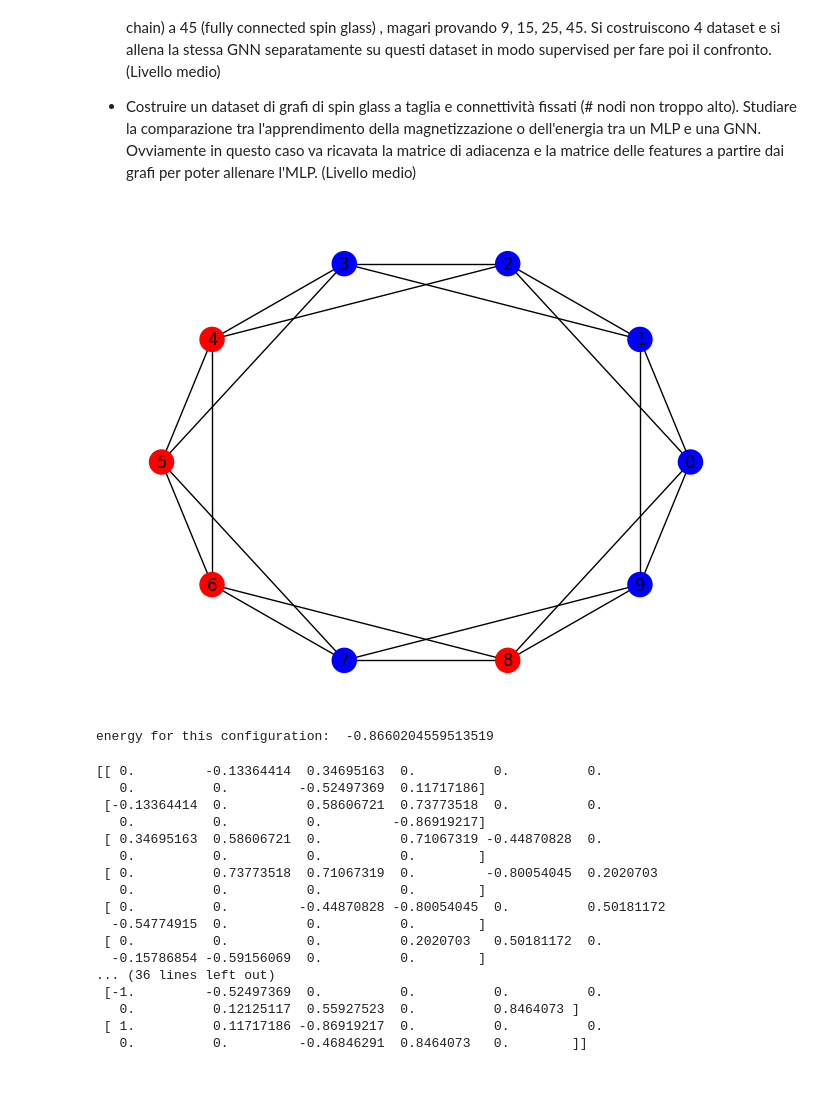
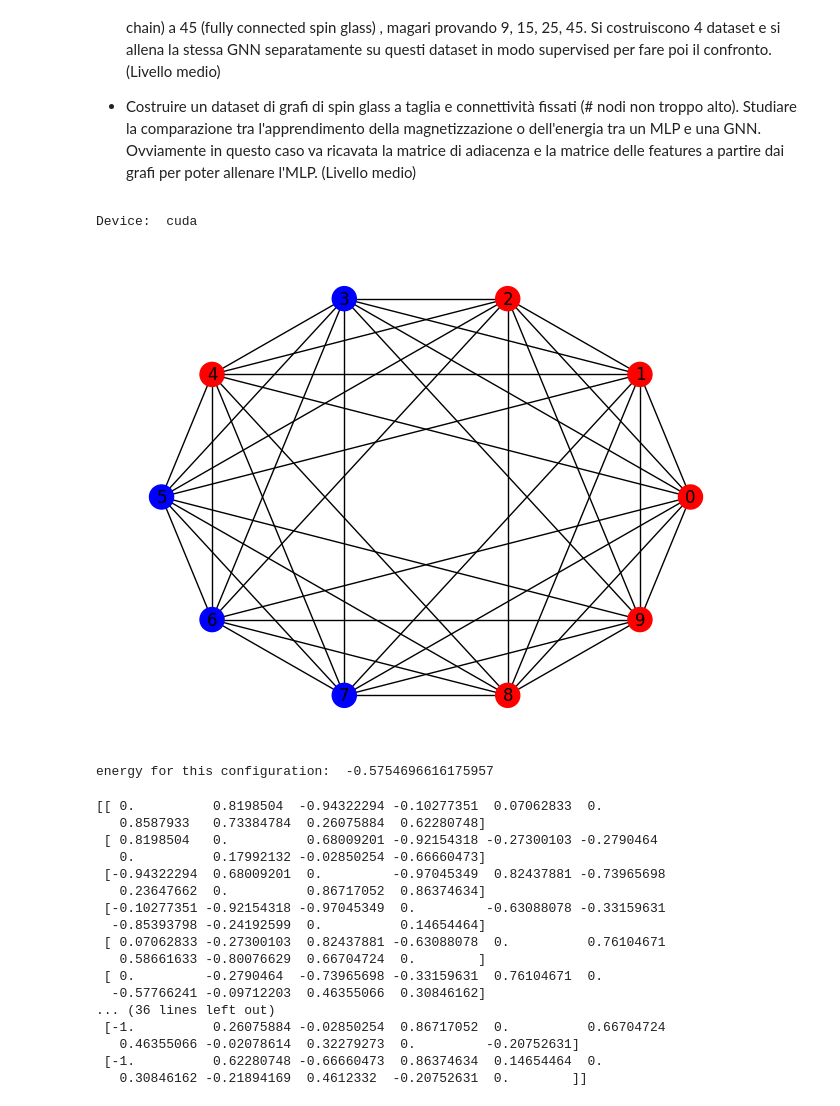
Before and after one commit to clod2000/SpinGlass-GNN, a Jupyter notebook: main.ipynb, the cells around one changed output. Saved outputs shown, nothing was run; the diff lists cells and outputs as text; code cells hidden in the pictures.

```diff
--- a/main.ipynb
+++ b/main.ipynb
@@ -10,6 +10,9 @@ from torch_geometric.utils import to_networkx, from_networkx
 import networkx as nx
 import matplotlib.pyplot as plt
 import numpy as np
+
+device = torch.device('cuda' if torch.cuda.is_available() else 'cpu')
+print('Device: ', device)
 
 def initialize_graph(L, periodic=True, n_dimensions=2):
     """
@@ -26,7 +29,7 @@ def initialize_graph(L, periodic=True, n_dimensions=2):
         else:
             for j in range(i+1, i+n_dimensions+1):
                 if j < L:
-                    G.add_edge(i, j, weight =1.0)
+                    G.add_edge(i, j, weight = np.random.rand()*2 -1 )
     return G
 
 
@@ -55,14 +58,16 @@ def calculate_energy(G, h=0 ):
 
 
     return -E/2 - E_h  # divide by 2 to avoid double counting
+# %% [output]
+Device:  cuda
 # %%
-G = initialize_graph(10, periodic=True, n_dimensions=2)
+G = initialize_graph(10, periodic=True, n_dimensions=4)
 plot_graph(G)
 h = 0
 print("energy for this configuration: " , calculate_energy(G, h))
 # %% [output]
-[figure, old version]
+[figure, new version]
-energy for this configuration:  -0.8660204559513519
+energy for this configuration:  -0.5754696616175957
 # %%
 #extract the adjacency matrix
 A = nx.adjacency_matrix(G).todense()
@@ -77,20 +82,20 @@ M = np.concatenate([X, A], axis=1)
 
 print(M)
 # %% [output]
-[[ 0.         -0.13364414  0.34695163  0.          0.          0.
-   0.          0.         -0.52497369  0.11717186]
- [-0.13364414  0.          0.58606721  0.73773518  0.          0.
-   0.          0.          0.         -0.86919217]
- [ 0.34695163  0.58606721  0.          0.71067319 -0.44870828  0.
-   0.          0.          0.          0.        ]
- [ 0.          0.73773518  0.71067319  0.         -0.80054045  0.2020703
-   0.          0.          0.          0.        ]
- [ 0.          0.         -0.44870828 -0.80054045  0.          0.50181172
-  -0.54774915  0.          0.          0.        ]
- [ 0.          0.          0.          0.2020703   0.50181172  0.
-  -0.15786854 -0.59156069  0.          0.        ]
+[[ 0.          0.8198504  -0.94322294 -0.10277351  0.07062833  0.
+   0.8587933   0.73384784  0.26075884  0.62280748]
+ [ 0.8198504   0.          0.68009201 -0.92154318 -0.27300103 -0.2790464
+   0.          0.17992132 -0.02850254 -0.66660473]
+ [-0.94322294  0.68009201  0.         -0.97045349  0.82437881 -0.73965698
+   0.23647662  0.          0.86717052  0.86374634]
+ [-0.10277351 -0.92154318 -0.97045349  0.         -0.63088078 -0.33159631
+  -0.85393798 -0.24192599  0.          0.14654464]
+ [ 0.07062833 -0.27300103  0.82437881 -0.63088078  0.          0.76104671
+   0.58661633 -0.80076629  0.66704724  0.        ]
+ [ 0.         -0.2790464  -0.73965698 -0.33159631  0.76104671  0.
+  -0.57766241 -0.09712203  0.46355066  0.30846162]
 ... (36 lines left out)
- [-1.         -0.52497369  0.          0.          0.          0.
-   0.          0.12125117  0.55927523  0.          0.8464073 ]
- [ 1.          0.11717186 -0.86919217  0.          0.          0.
-   0.          0.         -0.46846291  0.8464073   0.        ]]
+ [-1.          0.26075884 -0.02850254  0.86717052  0.          0.66704724
+   0.46355066 -0.02078614  0.32279273  0.         -0.20752631]
+ [-1.          0.62280748 -0.66660473  0.86374634  0.14654464  0.
+   0.30846162 -0.21894169  0.4612332  -0.20752631  0.        ]]
```
Also changed, not shown: parts of 10 cells of this notebook.
